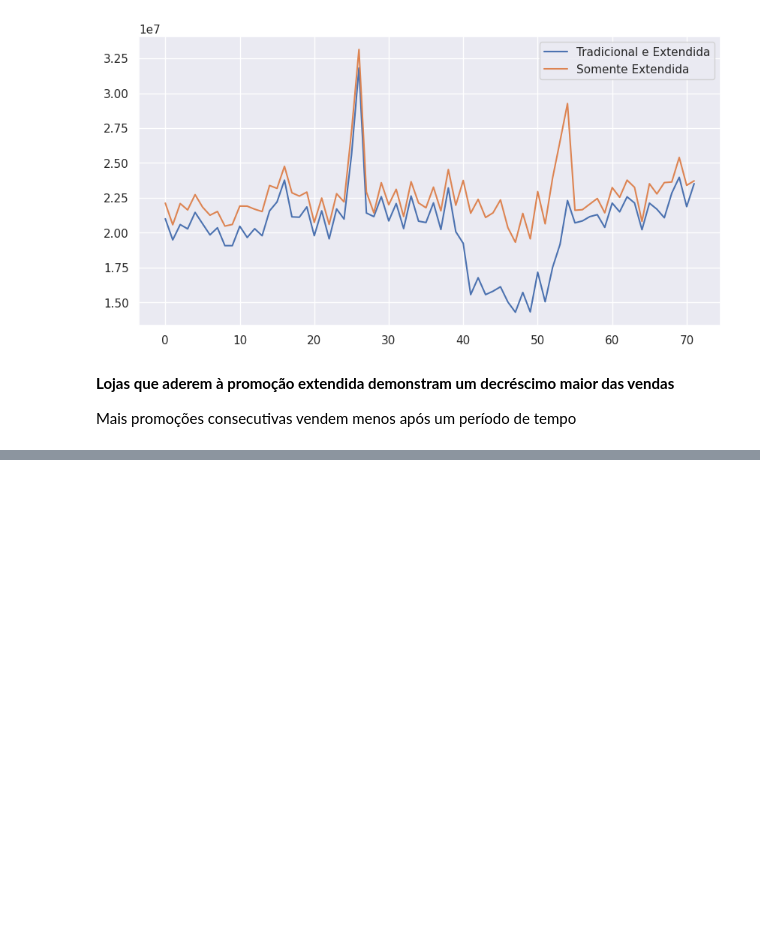
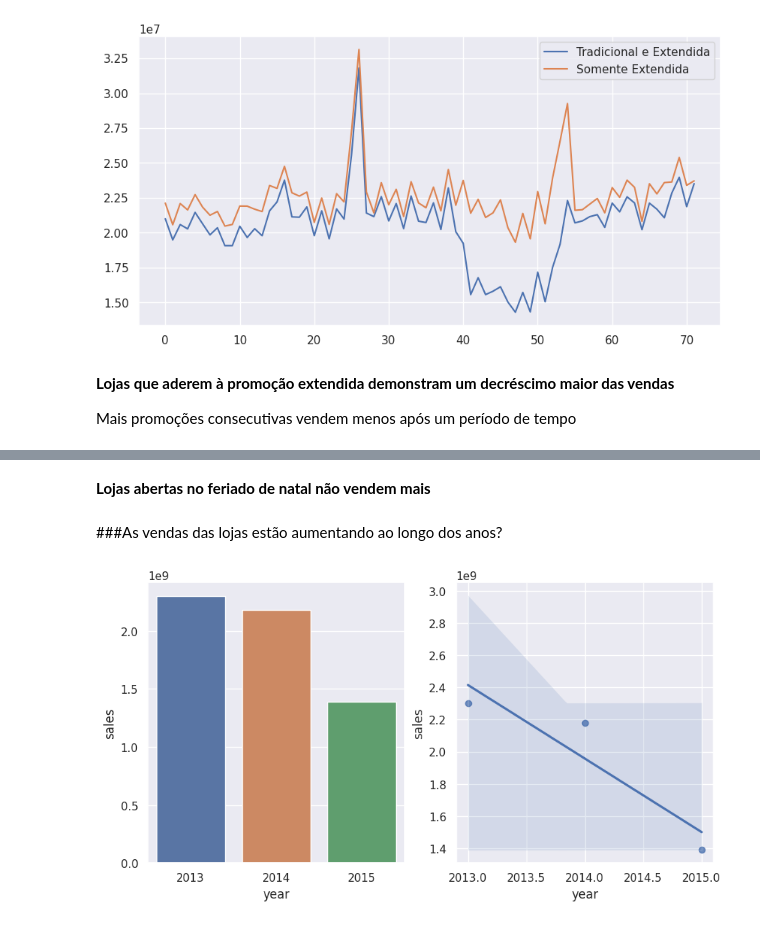
Before and after one commit to BLayus/Previs-o-do-Valor-de-Vendas, a Jupyter notebook: Rossmann_Store_Sales_Prediction.ipynb, the cells around one changed output, grey strips where cells are left out. Saved outputs shown, nothing was run; the diff lists cells and outputs as text; code cells hidden in the pictures; blank space fills up the shorter version.

```diff
--- a/Rossmann_Store_Sales_Prediction.ipynb
+++ b/Rossmann_Store_Sales_Prediction.ipynb
@@ -1048,0 +1073,16 @@ Mais promoções consecutivas vendem menos após um período de tempo
+# %% [markdown]
+**Lojas abertas no feriado de natal não vendem mais**
+# %% [markdown]
+###As vendas das lojas estão aumentando ao longo dos anos?
+# %%
+# Plotando as vendas agrupadas por ano
+
+aux_sales = df3[['year', 'sales']].groupby('year').sum().reset_index()
+
+plt.subplot(1,2,1)
+sns.barplot(x='year', y= 'sales', data= aux_sales);
+
+plt.subplot(1,2,2)
+sns.regplot(x='year', y= 'sales', data= aux_sales);
+# %% [output]
+[figure, added]
```
Also changed, not shown: parts of 31 cells of this notebook.
